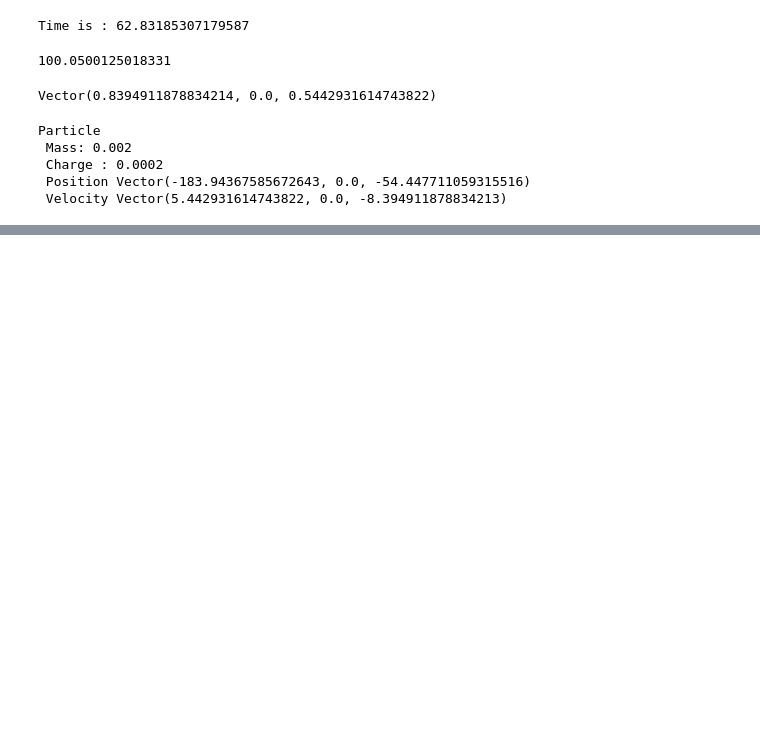
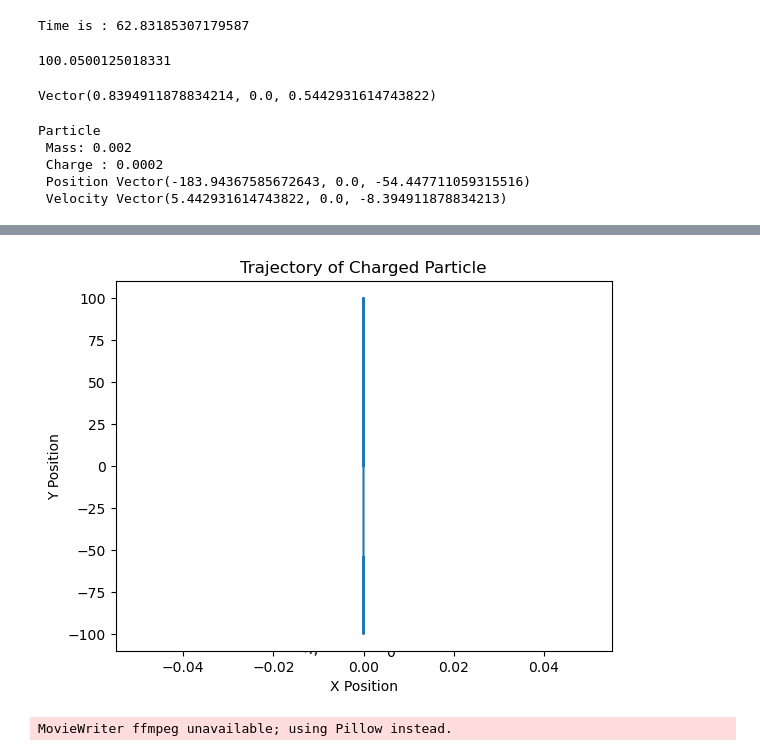
Before and after one commit to BlackEpsilon1729/Lorentz_Force, a Jupyter notebook: 1_particle_LF.ipynb, the cells around one changed output, grey strips where cells are left out. Cells and saved outputs as stored; diff of their text form; code cells hidden in the pictures; blank space fills up the shorter version.

```diff
--- a/1_particle_LF.ipynb
+++ b/1_particle_LF.ipynb
@@ -202,0 +187,55 @@ plt.show()
+# %%
+fig = plt.figure()
+ax = fig.add_subplot(111, projection='3d')
+
+ax.plot(x_positions, y_positions, z_positions, label='Trajectory')
+
+ax.set_xlabel('X Position')
+ax.set_ylabel('Y Position')
+ax.set_zlabel('Z Position')
+ax.set_title('Trajectory of Charged Particle')
+ax.scatter(x_positions[0],y_positions[0],z_positions[0], c='red', label='Initial Point')
+
+
+ax_2d = fig.add_subplot(111)
+
+ax_2d.plot(y_positions, z_positions, label='2D Projection')
+
+ax_2d.set_xlabel('X Position')
+ax_2d.set_ylabel('Y Position')
+plt.show()
+# %% [output]
+[figure, added]
+# %%
+
+import matplotlib.pyplot as plt
+from matplotlib.animation import FuncAnimation
+
+# Your x, y, and z positions for the trajectory
+
+fig, ax = plt.subplots()
+ax.set_xlim(min(x_positions), max(x_positions))
+ax.set_ylim(min(y_positions), max(y_positions))
+
+line, = ax.plot([], [], lw=2)
+
+def init():
+    line.set_data([], [])
+    return line,
+
+def animate(i):
+    x = x_positions[:i+1]
+    y = y_positions[:i+1]
+    line.set_data(x, y)
+    return line,
+
+ani = FuncAnimation(fig, animate, frames=len(x_positions), init_func=init, blit=True)
+
+plt.xlabel('X Position')
+plt.ylabel('Y Position')
+plt.title('2D Projection Animation of Charged Particle')
+ani.save('trajectory_animation.mp4', writer='ffmpeg')
+
+# plt.show()
+# %% [output]
+MovieWriter ffmpeg unavailable; using Pillow instead.
```
Also changed, not shown: parts of 3 cells of this notebook, 8 other files.
